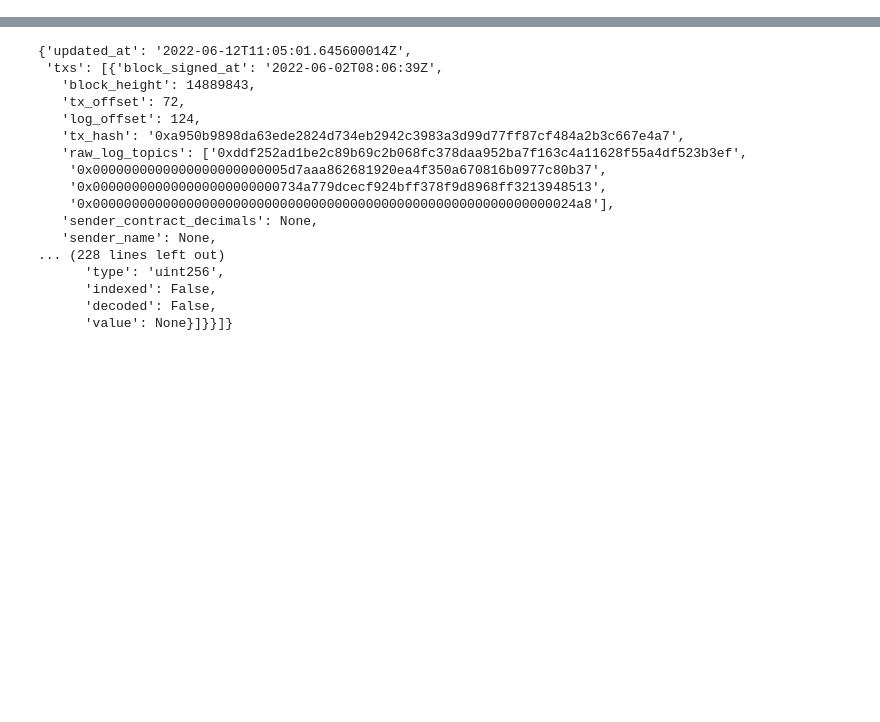
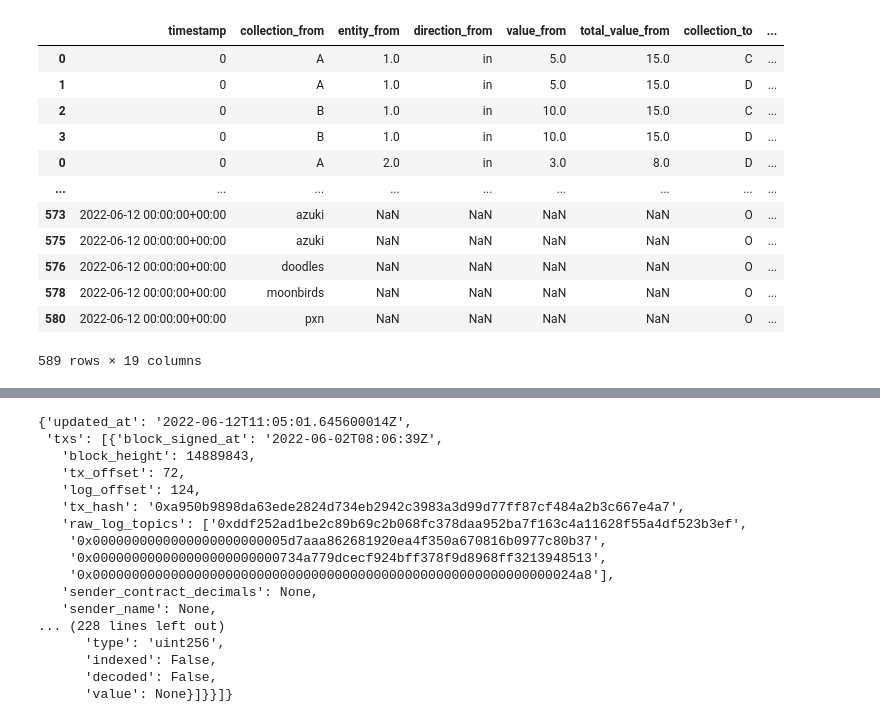
Before and after one commit to craycrayfish/NetworkFT, a Jupyter notebook: notebooks/playground.ipynb, the cells around one changed output, grey strips where cells are left out. Cells and saved outputs as stored; diff of their text form; code cells hidden in the pictures; blank space fills up the shorter version.

Commit message:
internal edge calculation

```diff
--- a/notebooks/playground.ipynb
+++ b/notebooks/playground.ipynb
@@ -137,0 +71,24 @@ raw = catalog.load("raw_covalent_txs")
+# %%
+
+dfs = []
+for index, group in df_eg.groupby("entity"):
+
+    df_from = group[group["direction"] == "in"].copy()
+    df_from["total_value"] = df_from["value"].sum()
+
+    df_to = group[group["direction"] == "out"].copy()
+    df_to["total_value"] = df_to["value"].sum()
+
+    df_from_to = df_from.merge(df_to, on="timestamp", suffixes=("_from", "_to"))
+
+    df_from_to["expected_value_from"] = df_from_to["value_from"] * df_from_to["value_to"] / df_from_to["total_value_to"]
+    df_from_to["expected_value_to"] = df_from_to["value_to"] * df_from_to["value_from"] / df_from_to["total_value_from"]
+
+    df_from_to["value"] = df_from_to[["expected_value_from", "expected_value_to"]].min(axis=1)
+
+    dfs.append(df_from_to)
+df_edge_inter = pd.concat(dfs)
+# %%
+# Extra value generated
+df_edge_inter["outflow"] = df_edge_inter["expected_value_from"] - df_edge_inter["expected_value_to"]
+df_edge_inter
@@ -137,0 +103,12 @@ raw = catalog.load("raw_covalent_txs")
+# %%
+outflow_mask = df_edge_inter["outflow"] > 0
+
+outflows = df_edge_inter[outflow_mask].groupby(
+    ["timestamp", "collection_to"]
+).agg(value=("outflow", "sum")).reset_index()
+outflows["collection_from"] = "O"
+
+inflows = df_edge_inter[~outflow_mask].groupby(
+    ["timestamp", "collection_from"]
+).agg(value=("outflow", "sum")).abs().reset_index()
+inflows["collection_to"] = "O"
@@ -137,0 +136,23 @@ raw = catalog.load("raw_covalent_txs")
+# %%
+in_mask = df_exter["direction"] == "in"
+df_exter_in = df_exter[in_mask].copy().rename({"collection": "collection_to"}, axis=1)
+df_exter_in["collection_from"] = "O"
+
+df_exter_out = df_exter[~in_mask].copy().rename({"collection": "collection_from"}, axis=1)
+df_exter_out["collection_to"] = "O"
+# %%
+pd.concat([df_edge_inter, inflows, outflows, df_exter_in, df_exter_out])
+# %% [output]
+|  | timestamp | collection_from | entity_from | direction_from | value_from | total_value_from | collection_to | ... |
+| 0 | 0 | A | 1.0 | in | 5.0 | 15.0 | C | ... |
+| 1 | 0 | A | 1.0 | in | 5.0 | 15.0 | D | ... |
+| 2 | 0 | B | 1.0 | in | 10.0 | 15.0 | C | ... |
+| 3 | 0 | B | 1.0 | in | 10.0 | 15.0 | D | ... |
+| 0 | 0 | A | 2.0 | in | 3.0 | 8.0 | D | ... |
+| ... | ... | ... | ... | ... | ... | ... | ... | ... |
+| 573 | 2022-06-12 00:00:00+00:00 | azuki | NaN | NaN | NaN | NaN | O | ... |
+| 575 | 2022-06-12 00:00:00+00:00 | azuki | NaN | NaN | NaN | NaN | O | ... |
+| 576 | 2022-06-12 00:00:00+00:00 | doodles | NaN | NaN | NaN | NaN | O | ... |
+| 578 | 2022-06-12 00:00:00+00:00 | moonbirds | NaN | NaN | NaN | NaN | O | ... |
+| 580 | 2022-06-12 00:00:00+00:00 | pxn | NaN | NaN | NaN | NaN | O | ... |
+589 rows × 19 columns
```
Also changed, not shown: parts of 20 cells of this notebook, 2 other files.
